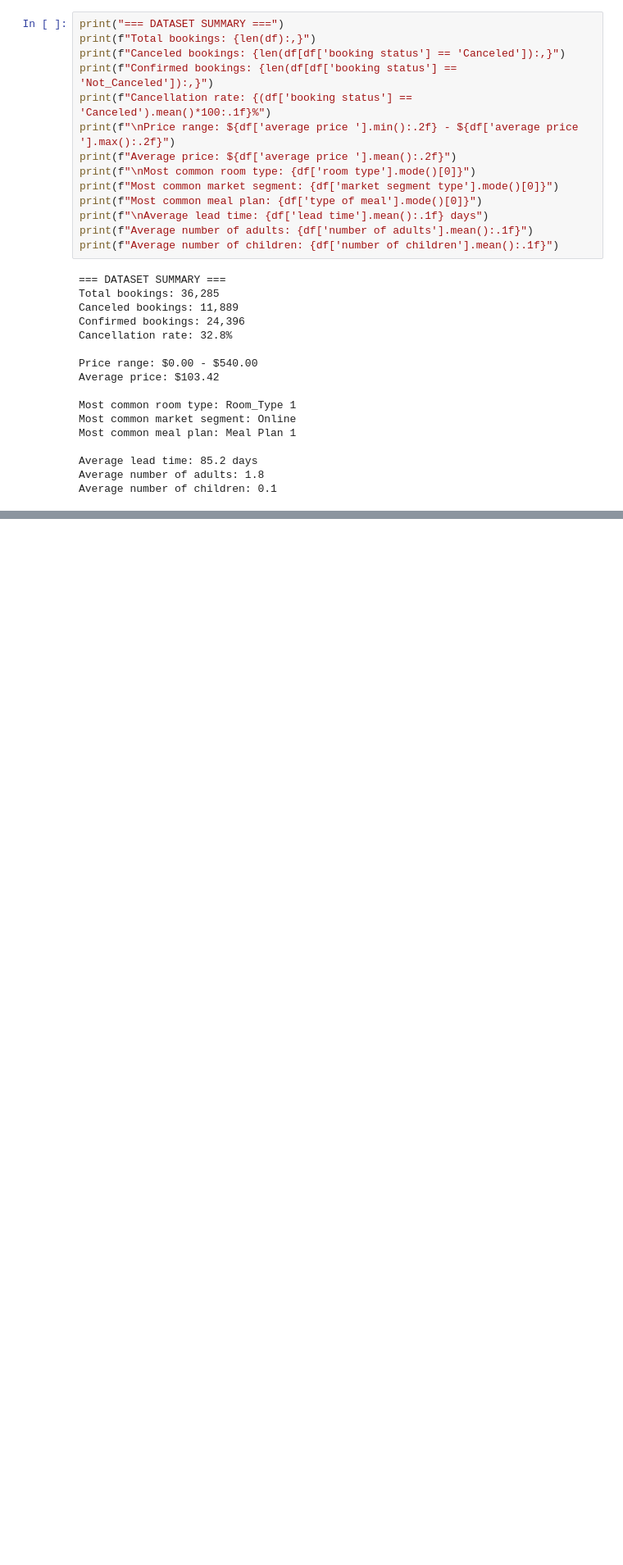
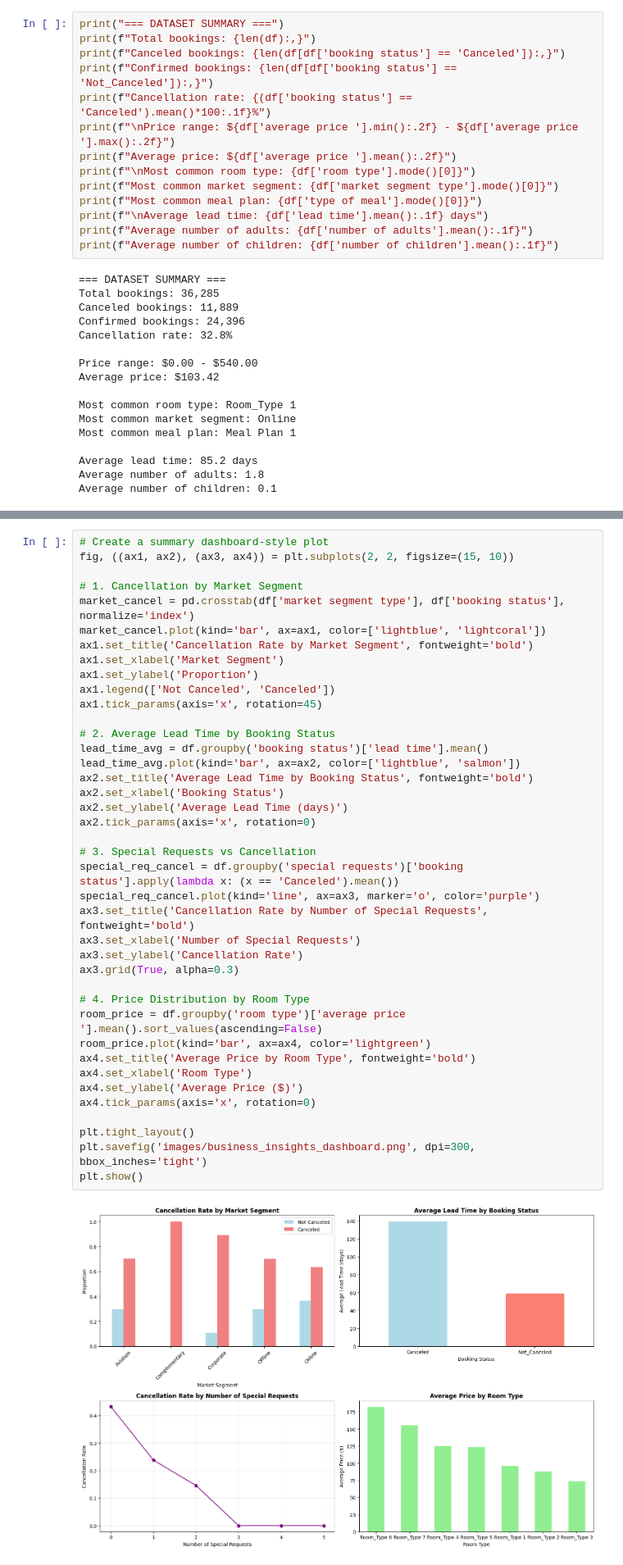
Before and after one commit to moazmo/Hotel-Booking-EDA, a Jupyter notebook: Exploratory_Data_Analysis_Hotel_Booking.ipynb.ipynb, the cells around one changed output, grey strips where cells are left out. Shown: that part at 82% size. Cells and saved outputs as stored; diff of their text form; blank space fills up the shorter version.

```diff
--- a/Exploratory_Data_Analysis_Hotel_Booking.ipynb.ipynb
+++ b/Exploratory_Data_Analysis_Hotel_Booking.ipynb.ipynb
@@ -454,0 +469,42 @@ Average number of children: 0.1
+# %%
+# Create a summary dashboard-style plot
+fig, ((ax1, ax2), (ax3, ax4)) = plt.subplots(2, 2, figsize=(15, 10))
+
+# 1. Cancellation by Market Segment
+market_cancel = pd.crosstab(df['market segment type'], df['booking status'], normalize='index')
+market_cancel.plot(kind='bar', ax=ax1, color=['lightblue', 'lightcoral'])
+ax1.set_title('Cancellation Rate by Market Segment', fontweight='bold')
+ax1.set_xlabel('Market Segment')
+ax1.set_ylabel('Proportion')
+ax1.legend(['Not Canceled', 'Canceled'])
+ax1.tick_params(axis='x', rotation=45)
+
+# 2. Average Lead Time by Booking Status
+lead_time_avg = df.groupby('booking status')['lead time'].mean()
+lead_time_avg.plot(kind='bar', ax=ax2, color=['lightblue', 'salmon'])
+ax2.set_title('Average Lead Time by Booking Status', fontweight='bold')
+ax2.set_xlabel('Booking Status')
+ax2.set_ylabel('Average Lead Time (days)')
+ax2.tick_params(axis='x', rotation=0)
+
+# 3. Special Requests vs Cancellation
+special_req_cancel = df.groupby('special requests')['booking status'].apply(lambda x: (x == 'Canceled').mean())
+special_req_cancel.plot(kind='line', ax=ax3, marker='o', color='purple')
+ax3.set_title('Cancellation Rate by Number of Special Requests', fontweight='bold')
+ax3.set_xlabel('Number of Special Requests')
+ax3.set_ylabel('Cancellation Rate')
+ax3.grid(True, alpha=0.3)
+
+# 4. Price Distribution by Room Type
+room_price = df.groupby('room type')['average price '].mean().sort_values(ascending=False)
+room_price.plot(kind='bar', ax=ax4, color='lightgreen')
+ax4.set_title('Average Price by Room Type', fontweight='bold')
+ax4.set_xlabel('Room Type')
+ax4.set_ylabel('Average Price ($)')
+ax4.tick_params(axis='x', rotation=0)
+
+plt.tight_layout()
+plt.savefig('images/business_insights_dashboard.png', dpi=300, bbox_inches='tight')
+plt.show()
+# %% [output]
+[figure, added]
```
Also changed, not shown: parts of 1 cell of this notebook.
